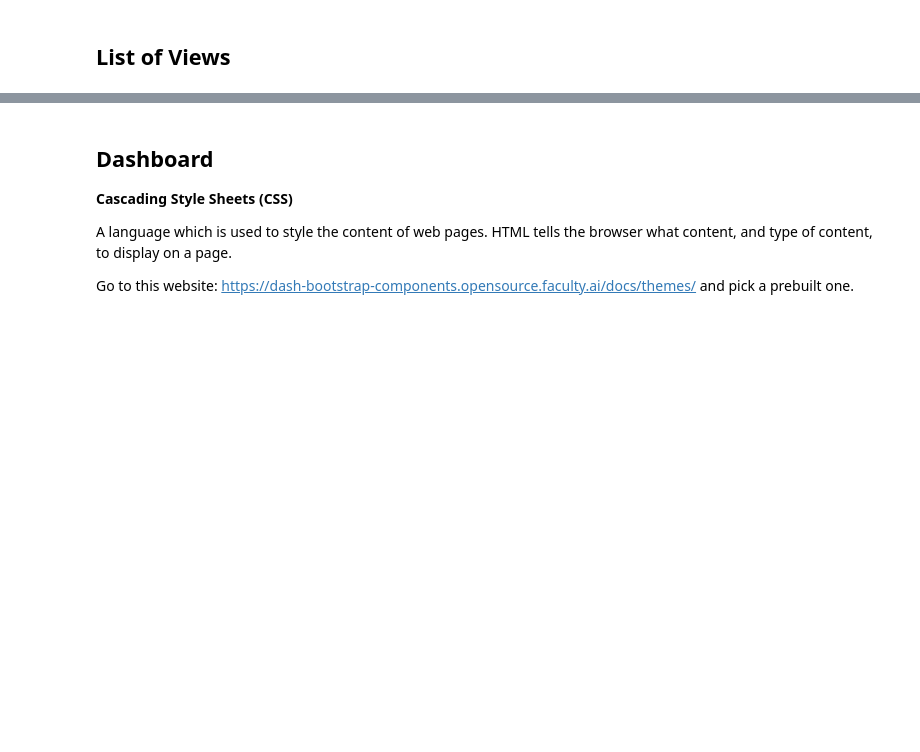
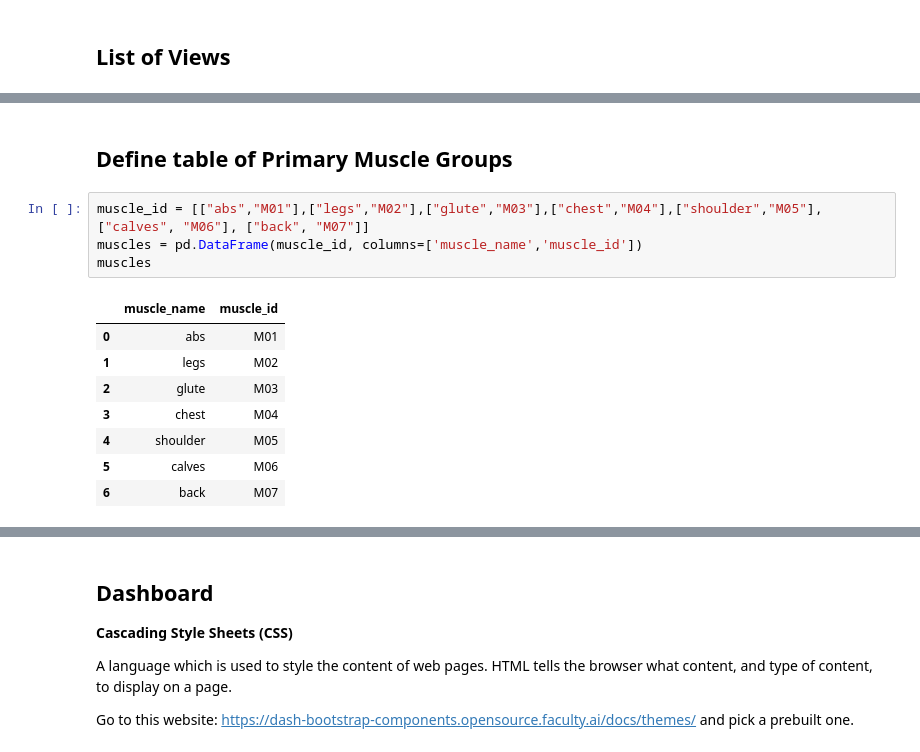
Before and after one commit to LuzMelo/FitnessApp, a Jupyter notebook: API_youtube.ipynb, the cells around one changed output, grey strips where cells are left out. Cells and saved outputs as stored; diff of their text form; blank space fills up the shorter version.

```diff
--- a/API_youtube.ipynb
+++ b/API_youtube.ipynb
@@ -286,0 +212,15 @@ plt.xlabel('Total Likes');
+# %% [markdown]
+## Define table of Primary Muscle Groups
+# %%
+muscle_id = [["abs","M01"],["legs","M02"],["glute","M03"],["chest","M04"],["shoulder","M05"],["calves", "M06"], ["back", "M07"]]
+muscles = pd.DataFrame(muscle_id, columns=['muscle_name','muscle_id'])
+muscles
+# %% [output]
+|  | muscle_name | muscle_id |
+| 0 | abs | M01 |
+| 1 | legs | M02 |
+| 2 | glute | M03 |
+| 3 | chest | M04 |
+| 4 | shoulder | M05 |
+| 5 | calves | M06 |
+| 6 | back | M07 |
```
Also changed, not shown: parts of 34 cells of this notebook, 7 other files.
